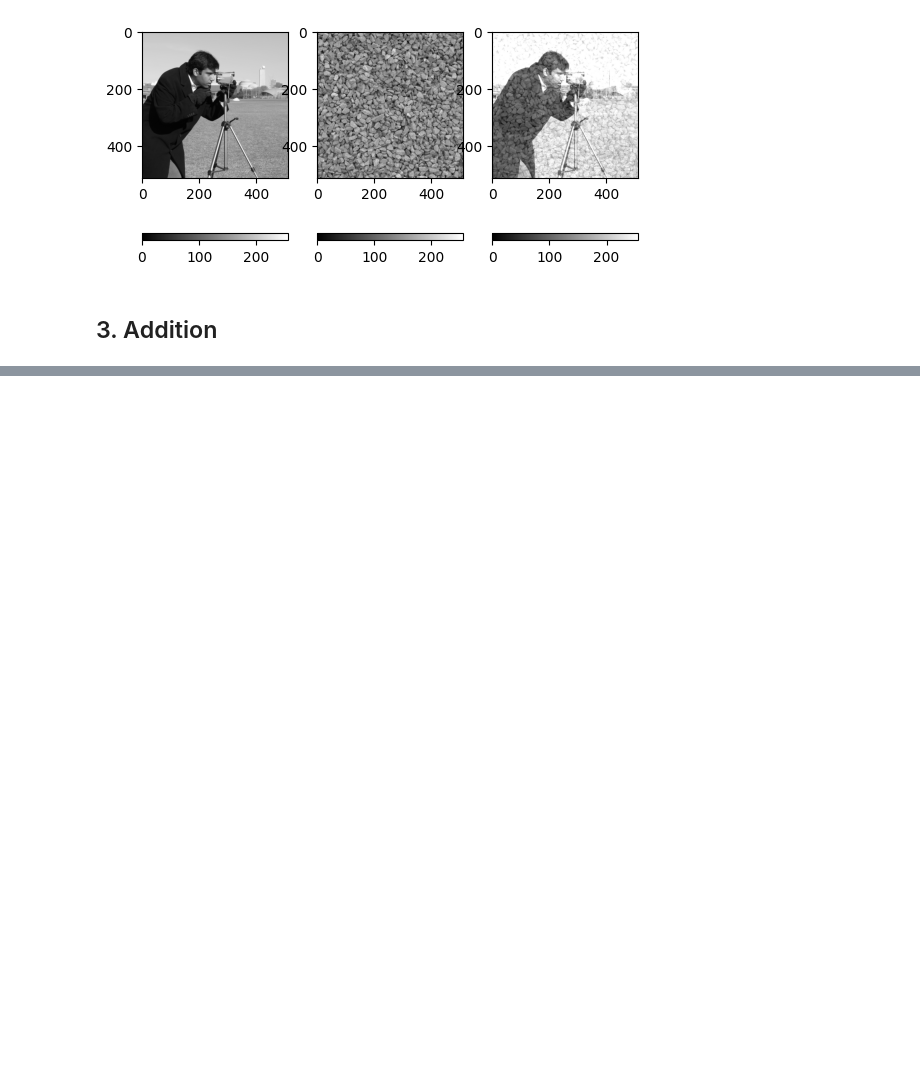
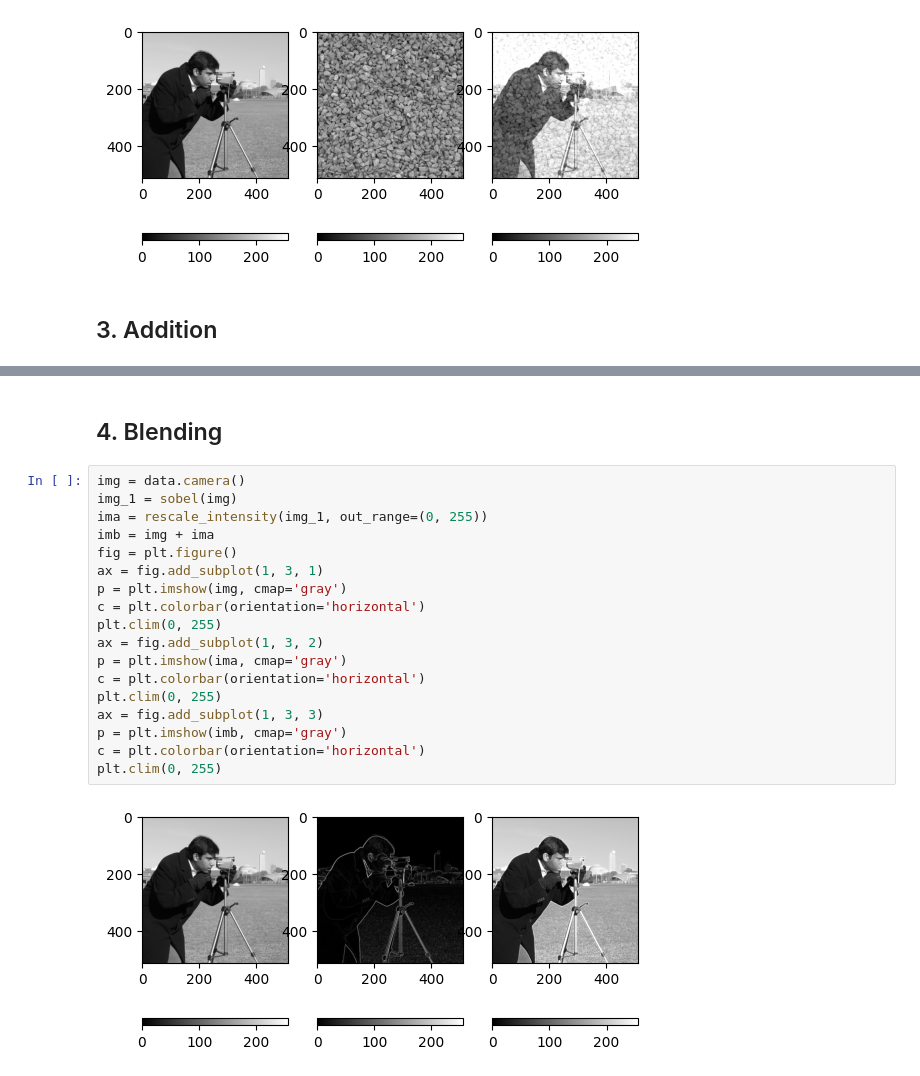
Before and after one commit to FauziThok/image-processing-csc8628, a Jupyter notebook: practical/practical_3.ipynb, the cells around one changed output, grey strips where cells are left out. Cells and saved outputs as stored; diff of their text form; blank space fills up the shorter version.

```diff
--- a/practical/practical_3.ipynb
+++ b/practical/practical_3.ipynb
@@ -82,0 +99,22 @@ plt.clim(0, 255)
+# %% [markdown]
+## 4. Blending
+# %%
+img = data.camera()
+img_1 = sobel(img)
+ima = rescale_intensity(img_1, out_range=(0, 255))
+imb = img + ima
+fig = plt.figure()
+ax = fig.add_subplot(1, 3, 1)
+p = plt.imshow(img, cmap='gray')
+c = plt.colorbar(orientation='horizontal')
+plt.clim(0, 255)
+ax = fig.add_subplot(1, 3, 2)
+p = plt.imshow(ima, cmap='gray')
+c = plt.colorbar(orientation='horizontal')
+plt.clim(0, 255)
+ax = fig.add_subplot(1, 3, 3)
+p = plt.imshow(imb, cmap='gray')
+c = plt.colorbar(orientation='horizontal')
+plt.clim(0, 255)
+# %% [output]
+[figure, added]
```
Also changed, not shown: parts of 18 cells of this notebook.
